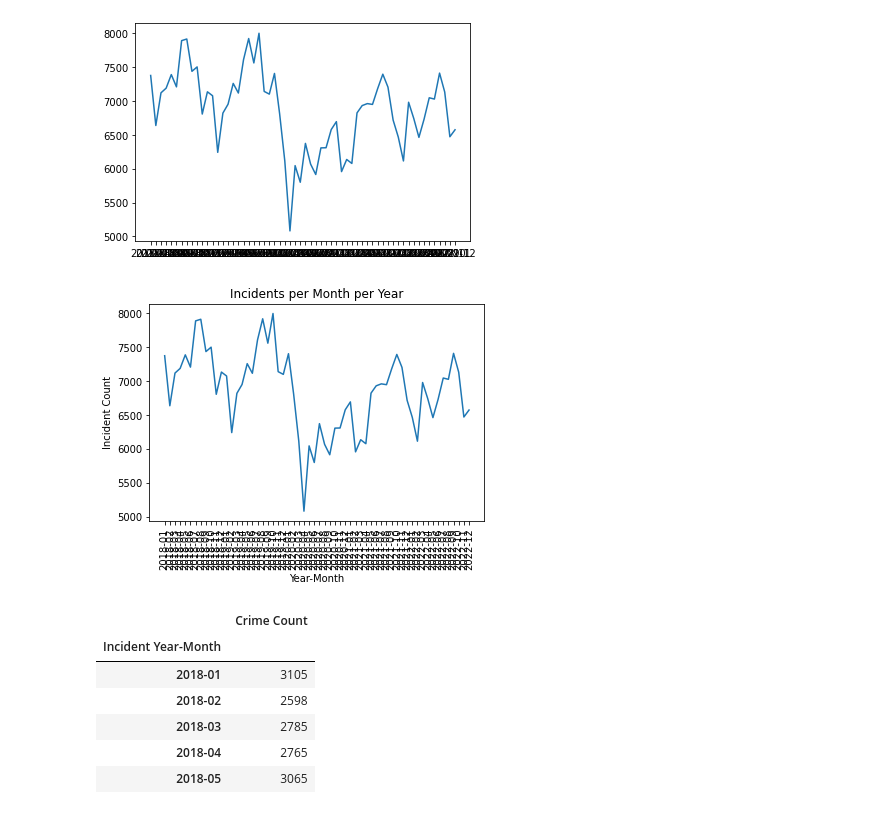
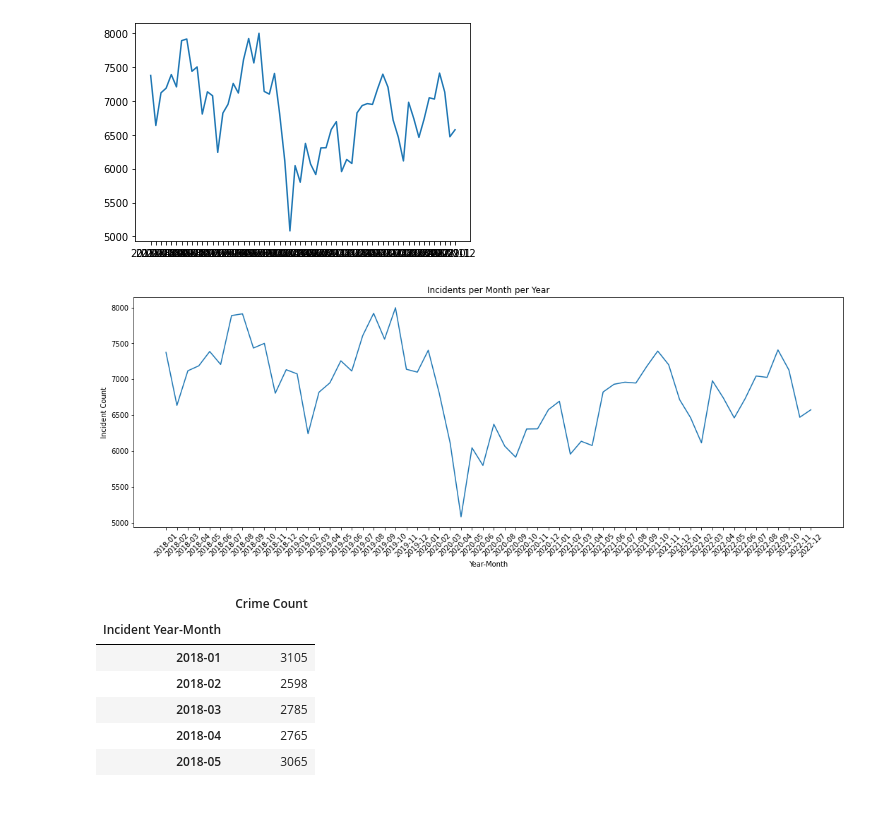
Before and after one commit to ahmed-saleem916/Virtual-Reality-, a Jupyter notebook: date+neighborhood_groupbys.ipynb, the cells around one changed output. Drawn from its saved outputs; the diff is of its cells as text; code cells hidden in the pictures.

Commit message:
graphs

```diff
--- a/date+neighborhood_groupbys.ipynb
+++ b/date+neighborhood_groupbys.ipynb
@@ -91,15 +91,16 @@ plt.show()
 [figure]
 # %%
 # shows the number of incidents per month per year (includes all incident types)
-fig, ax = plt.subplots()
+fig, ax = plt.subplots(figsize=(18,6))
 ax.plot(year_month_groupby['Incident Count'])
 ax.set_xlabel('Year-Month')
 ax.set_ylabel('Incident Count')
 ax.set_title('Incidents per Month per Year')
-plt.xticks(rotation=90)
+plt.xticks(rotation=45)
+plt.savefig("Output/allincidents.png")
 plt.show()
 # %% [output]
-[figure, old version]
+[figure, new version]
 # %%
 # making dataframes based on type of crime
 violent_crimes = ["Assult", "Larceny Theft", "Burglary", "Motor Vehicle Theft", "Robbery",
```
Also changed, not shown: parts of 3 cells of this notebook, 5 other files.
